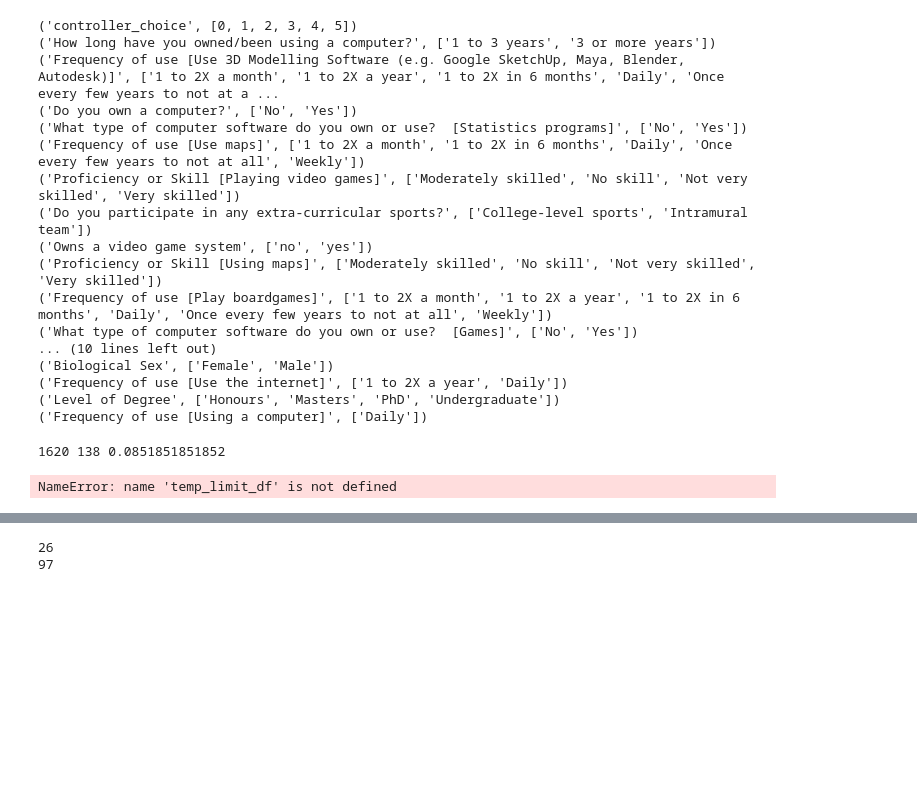
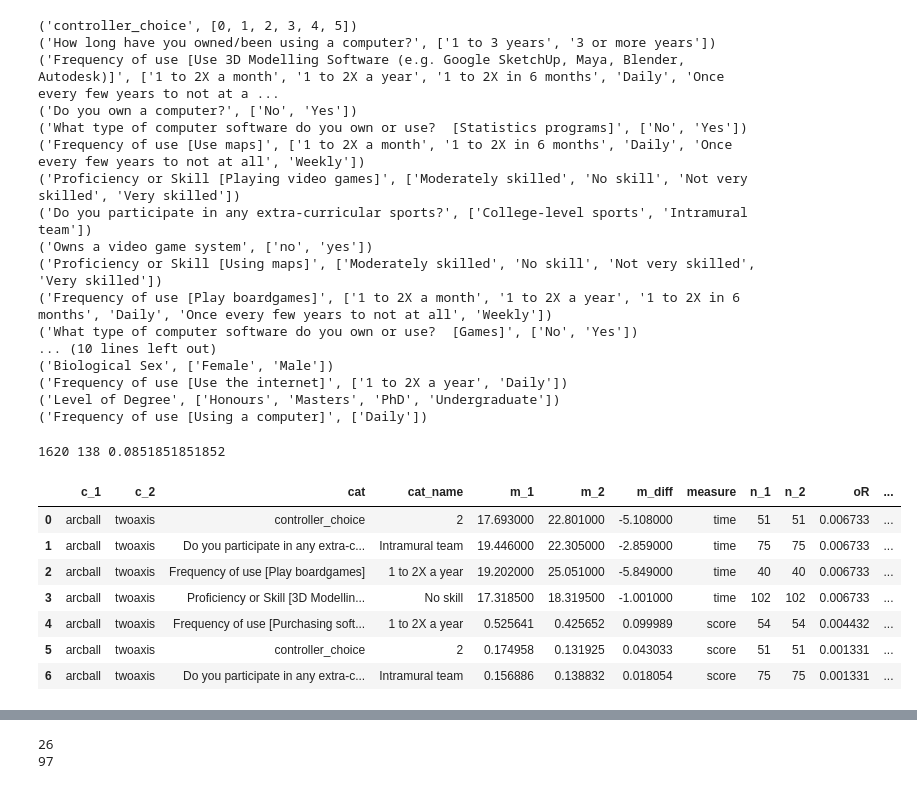
Before and after one commit to 3DUI/rotation-data-analysis, a Jupyter notebook: honours_data_analysis.ipynb, the cells around one changed output, grey strips where cells are left out. Drawn from its saved outputs; the diff is of its cells as text; code cells hidden in the pictures; blank space fills up the shorter version.

```diff
--- a/honours_data_analysis.ipynb
+++ b/honours_data_analysis.ipynb
@@ -865,6 +858,7 @@ def get_comparison_performers(df, cols):
         for task_type, group in df.groupby(["type"]):
             for cat in cols:
                 for cat_name, g in group.groupby(cat):
+                    g = g.sort(["person_num","group","index"])
                     values = []
                     for controller in controllers:
                         values.append(g[g["controller"] == controller][measure])
@@ -931,10 +925,17 @@ def get_comparison_performers(df, cols):
 performers_df = get_diff_performers(temp_limit_df)
 cols = performers_df["cat"].unique()
 comparison_df = get_comparison_performers(temp_limit_df, CONFOUNDING_CAT_COLS)
-# %% [output]
-NameError: name 'temp_limit_df' is not defined
 # %%
-#comparison_df
+comparison_df
 #for cat, group in  performers_df.groupby("cat"):
 #    print(group.sort(["name_1","name_2", "measure", "type", "r"]))
-performers_df.sort(["r"])
+#performers_df.sort(["r"])
+# %% [output]
+|  | c_1 | c_2 | cat | cat_name | m_1 | m_2 | m_diff | measure | n_1 | n_2 | oR | ... |
+| 0 | arcball | twoaxis | controller_choice | 2 | 17.693000 | 22.801000 | -5.108000 | time | 51 | 51 | 0.006733 | ... |
+| 1 | arcball | twoaxis | Do you participate in any extra-c... | Intramural team | 19.446000 | 22.305000 | -2.859000 | time | 75 | 75 | 0.006733 | ... |
+| 2 | arcball | twoaxis | Frequency of use [Play boardgames] | 1 to 2X a year | 19.202000 | 25.051000 | -5.849000 | time | 40 | 40 | 0.006733 | ... |
+| 3 | arcball | twoaxis | Proficiency or Skill [3D Modellin... | No skill | 17.318500 | 18.319500 | -1.001000 | time | 102 | 102 | 0.006733 | ... |
+| 4 | arcball | twoaxis | Frequency of use [Purchasing soft... | 1 to 2X a year | 0.525641 | 0.425652 | 0.099989 | score | 54 | 54 | 0.004432 | ... |
+| 5 | arcball | twoaxis | controller_choice | 2 | 0.174958 | 0.131925 | 0.043033 | score | 51 | 51 | 0.001331 | ... |
+| 6 | arcball | twoaxis | Do you participate in any extra-c... | Intramural team | 0.156886 | 0.138832 | 0.018054 | score | 75 | 75 | 0.001331 | ... |
```
Also changed, not shown: parts of 19 cells of this notebook.
